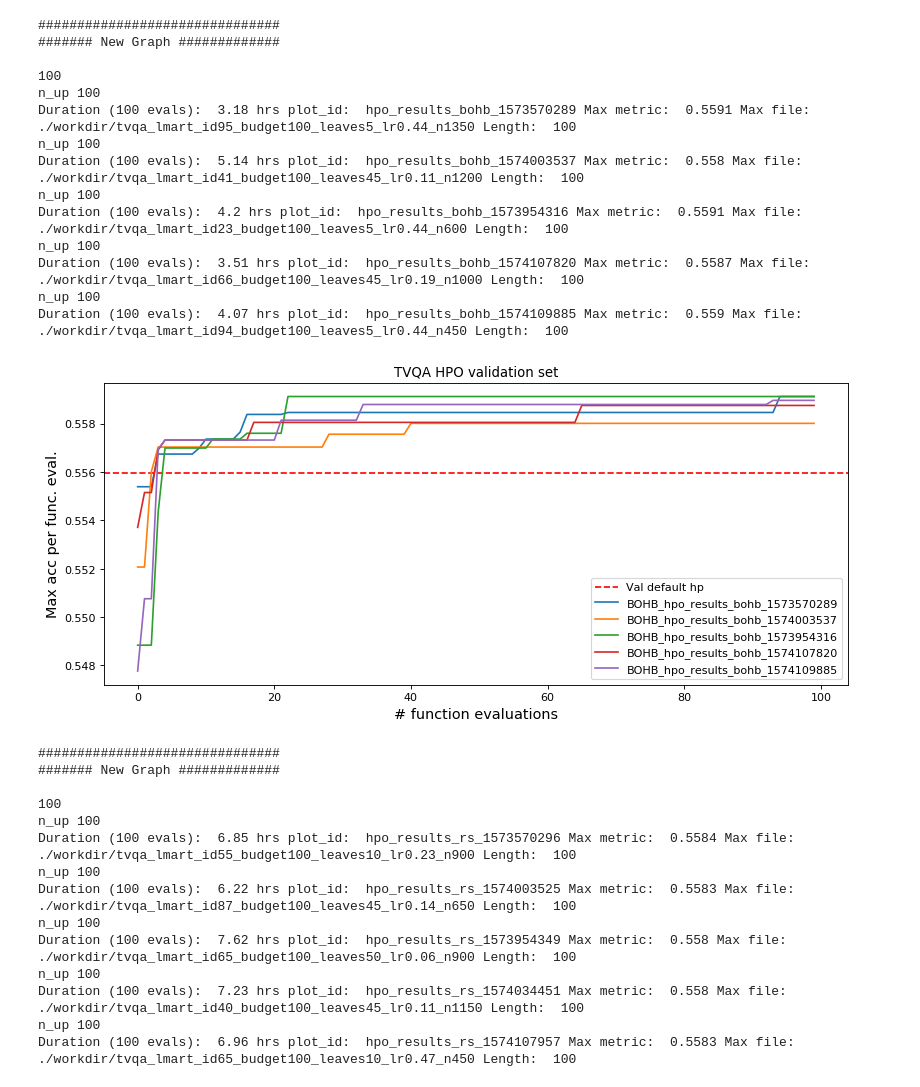
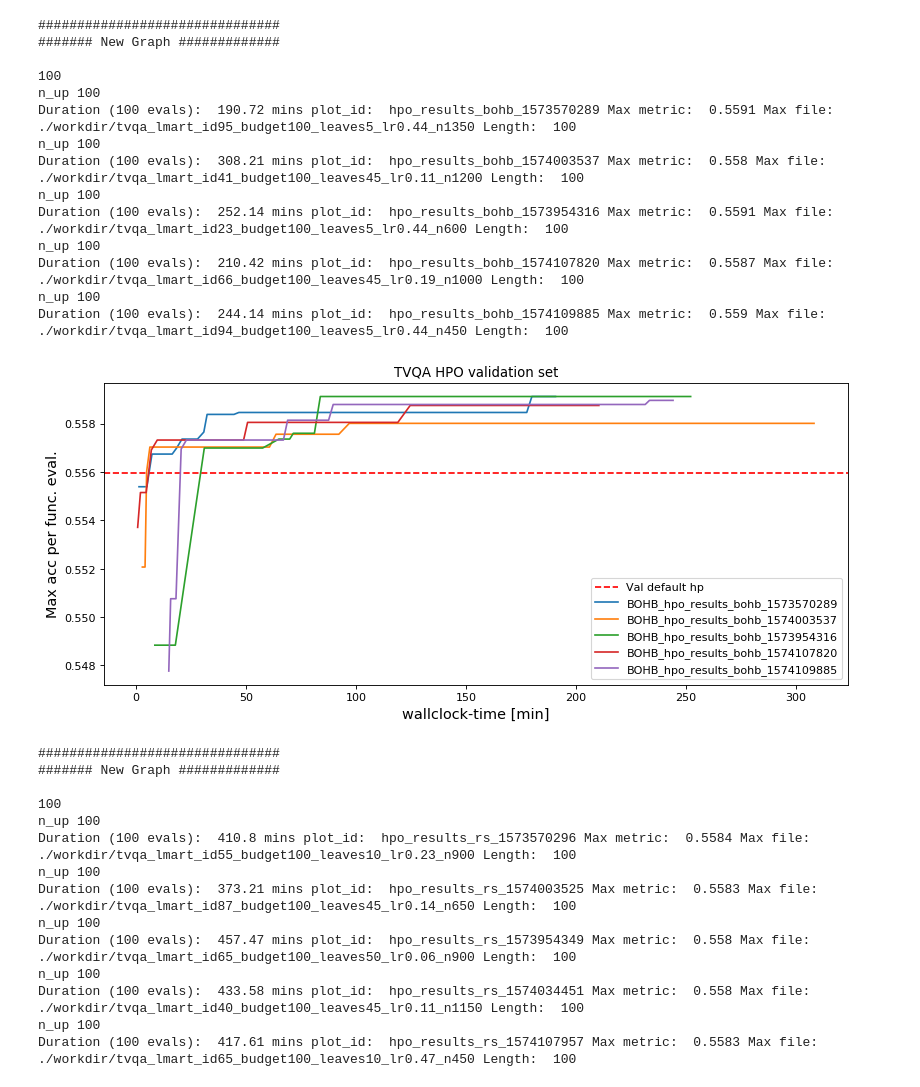
Before and after one commit to fj-morales/deep-relevance-ranking, a Jupyter notebook: models/baselines/HPO_analysis_graphs.ipynb, the cells around one changed output. Drawn from its saved outputs; the diff is of its cells as text; code cells hidden in the pictures.

```diff
--- a/models/baselines/HPO_analysis_graphs.ipynb
+++ b/models/baselines/HPO_analysis_graphs.ipynb
@@ -107,8 +107,8 @@ def plot_results(dataset, hpo_method, *plots, dev_def=0, test_def=0, n=0, n_lim=
 #             idx = list(np.linspace(0, time_diff, num=len(metric_max_avg)))
             idx = [x['finished'] - initial for x in plot_data['times']]
 
-            idx = [x/3600 for x in idx]
-            plt.xlabel('wallclock-time [hr]', fontsize = 13)
+            idx = [x/60 for x in idx]
+            plt.xlabel('wallclock-time [min]', fontsize = 13)
 
 
         else:
@@ -131,8 +131,8 @@ def plot_results(dataset, hpo_method, *plots, dev_def=0, test_def=0, n=0, n_lim=
 #         duration = plot_data['times'][n_up-1]['finished'] - plot_data['times'][0]['submitted']
         duration = plot_data['times'][n_up-1]['finished'] - plot_data['times'][0]['submitted'] # after 100 func. evals
 #         print('Duration! -see comment in code: ', round(duration/3600,2), # Careful: I concatenated results from different run dates!
-        print('Duration (' + str(n_up) + ' evals): ', round(duration/3600,2), # Careful: I concatenated results from different run dates!
-              'hrs', 'plot_id: ', plot_id,
+        print('Duration (' + str(n_up) + ' evals): ', round(duration/60,2), # Careful: I concatenated results from different run dates!
+              'mins', 'plot_id: ', plot_id,
               'Max metric: ', max_metric,
               'Max file: ', max_file,
               'Length: ', n_up)
@@ -248,7 +248,7 @@ for wdir, dev_def, test_def in zip(workdirs, dev_defaults, test_defaults):
 
 #         n_limit = 800
 
-        signals = plot_results(dataset, hpo_m, *res_hpo, dev_def=dev_def, test_def=test_def, n=0, n_lim=n_limit, time_flag=False, raw_flag=False)
+        signals = plot_results(dataset, hpo_m, *res_hpo, dev_def=dev_def, test_def=test_def, n=0, n_lim=n_limit, time_flag=True, raw_flag=False)
 
 
 
@@ -320,29 +320,29 @@ Duration (100 evals):  7.98 hrs plot_id:  hpo_results_rs_art2 Max metric:  0.243
 ###############################
 ####### New Graph #############
 
 100
 n_up 100
-Duration (100 evals):  3.18 hrs plot_id:  hpo_results_bohb_1573570289 Max metric:  0.5591 Max file:  ./workdir/tvqa_lmart_id95_budget100_leaves5_lr0.44_n1350 Length:  100
+Duration (100 evals):  190.72 mins plot_id:  hpo_results_bohb_1573570289 Max metric:  0.5591 Max file:  ./workdir/tvqa_lmart_id95_budget100_leaves5_lr0.44_n1350 Length:  100
 n_up 100
-Duration (100 evals):  5.14 hrs plot_id:  hpo_results_bohb_1574003537 Max metric:  0.558 Max file:  ./workdir/tvqa_lmart_id41_budget100_leaves45_lr0.11_n1200 Length:  100
+Duration (100 evals):  308.21 mins plot_id:  hpo_results_bohb_1574003537 Max metric:  0.558 Max file:  ./workdir/tvqa_lmart_id41_budget100_leaves45_lr0.11_n1200 Length:  100
 n_up 100
-Duration (100 evals):  4.2 hrs plot_id:  hpo_results_bohb_1573954316 Max metric:  0.5591 Max file:  ./workdir/tvqa_lmart_id23_budget100_leaves5_lr0.44_n600 Length:  100
+Duration (100 evals):  252.14 mins plot_id:  hpo_results_bohb_1573954316 Max metric:  0.5591 Max file:  ./workdir/tvqa_lmart_id23_budget100_leaves5_lr0.44_n600 Length:  100
 n_up 100
-Duration (100 evals):  3.51 hrs plot_id:  hpo_results_bohb_1574107820 Max metric:  0.5587 Max file:  ./workdir/tvqa_lmart_id66_budget100_leaves45_lr0.19_n1000 Length:  100
+Duration (100 evals):  210.42 mins plot_id:  hpo_results_bohb_1574107820 Max metric:  0.5587 Max file:  ./workdir/tvqa_lmart_id66_budget100_leaves45_lr0.19_n1000 Length:  100
 n_up 100
-Duration (100 evals):  4.07 hrs plot_id:  hpo_results_bohb_1574109885 Max metric:  0.559 Max file:  ./workdir/tvqa_lmart_id94_budget100_leaves5_lr0.44_n450 Length:  100
+Duration (100 evals):  244.14 mins plot_id:  hpo_results_bohb_1574109885 Max metric:  0.559 Max file:  ./workdir/tvqa_lmart_id94_budget100_leaves5_lr0.44_n450 Length:  100
-[figure, old version]
+[figure, new version]
 ###############################
 ####### New Graph #############
 
 100
 n_up 100
-Duration (100 evals):  6.85 hrs plot_id:  hpo_results_rs_1573570296 Max metric:  0.5584 Max file:  ./workdir/tvqa_lmart_id55_budget100_leaves10_lr0.23_n900 Length:  100
+Duration (100 evals):  410.8 mins plot_id:  hpo_results_rs_1573570296 Max metric:  0.5584 Max file:  ./workdir/tvqa_lmart_id55_budget100_leaves10_lr0.23_n900 Length:  100
 n_up 100
-Duration (100 evals):  6.22 hrs plot_id:  hpo_results_rs_1574003525 Max metric:  0.5583 Max file:  ./workdir/tvqa_lmart_id87_budget100_leaves45_lr0.14_n650 Length:  100
+Duration (100 evals):  373.21 mins plot_id:  hpo_results_rs_1574003525 Max metric:  0.5583 Max file:  ./workdir/tvqa_lmart_id87_budget100_leaves45_lr0.14_n650 Length:  100
 n_up 100
-Duration (100 evals):  7.62 hrs plot_id:  hpo_results_rs_1573954349 Max metric:  0.558 Max file:  ./workdir/tvqa_lmart_id65_budget100_leaves50_lr0.06_n900 Length:  100
+Duration (100 evals):  457.47 mins plot_id:  hpo_results_rs_1573954349 Max metric:  0.558 Max file:  ./workdir/tvqa_lmart_id65_budget100_leaves50_lr0.06_n900 Length:  100
 n_up 100
-Duration (100 evals):  7.23 hrs plot_id:  hpo_results_rs_1574034451 Max metric:  0.558 Max file:  ./workdir/tvqa_lmart_id40_budget100_leaves45_lr0.11_n1150 Length:  100
+Duration (100 evals):  433.58 mins plot_id:  hpo_results_rs_1574034451 Max metric:  0.558 Max file:  ./workdir/tvqa_lmart_id40_budget100_leaves45_lr0.11_n1150 Length:  100
 n_up 100
-Duration (100 evals):  6.96 hrs plot_id:  hpo_results_rs_1574107957 Max metric:  0.5583 Max file:  ./workdir/tvqa_lmart_id65_budget100_leaves10_lr0.47_n450 Length:  100
+Duration (100 evals):  417.61 mins plot_id:  hpo_results_rs_1574107957 Max metric:  0.5583 Max file:  ./workdir/tvqa_lmart_id65_budget100_leaves10_lr0.47_n450 Length:  100
```
Also changed, not shown: parts of 1 cell of this notebook, 1 other file.
